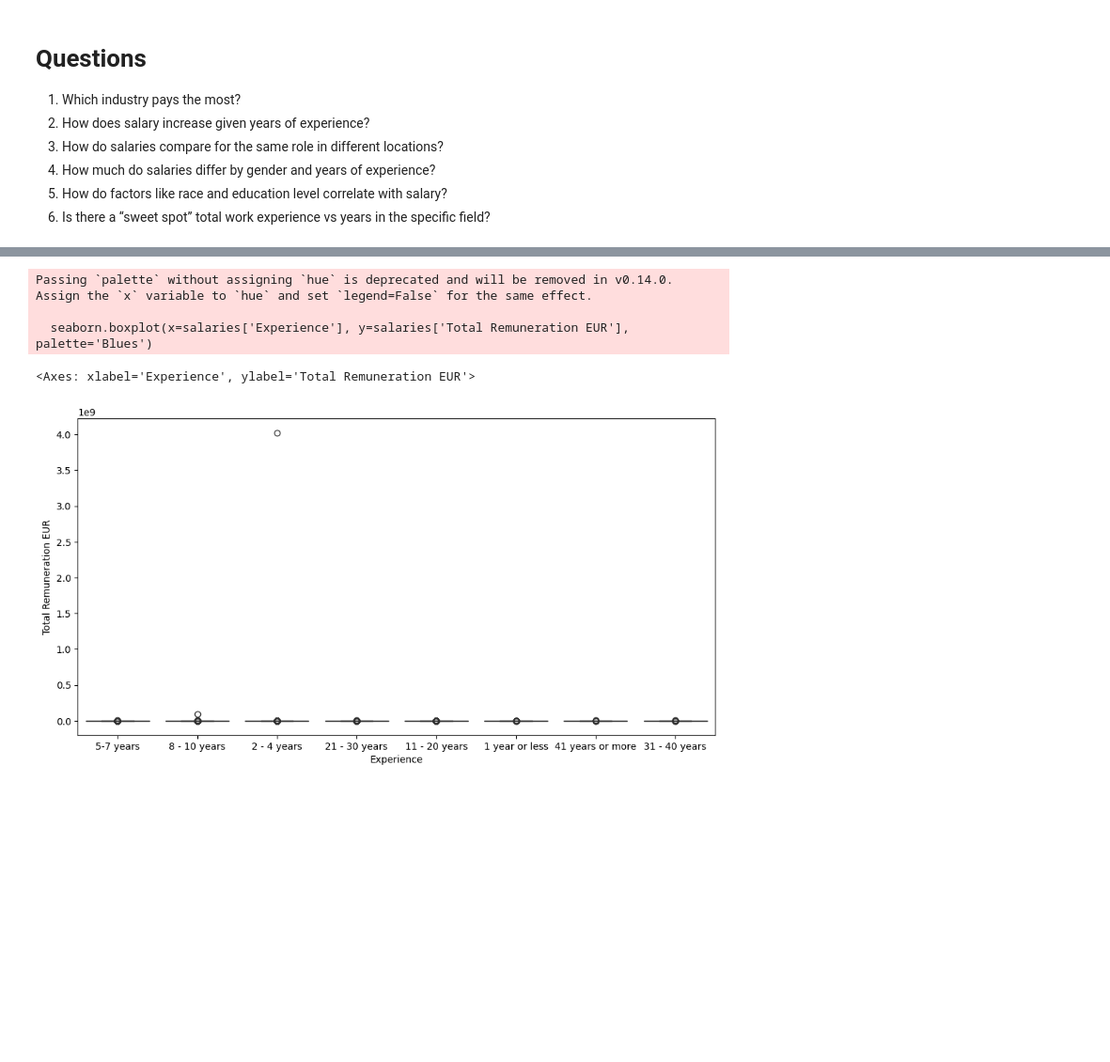
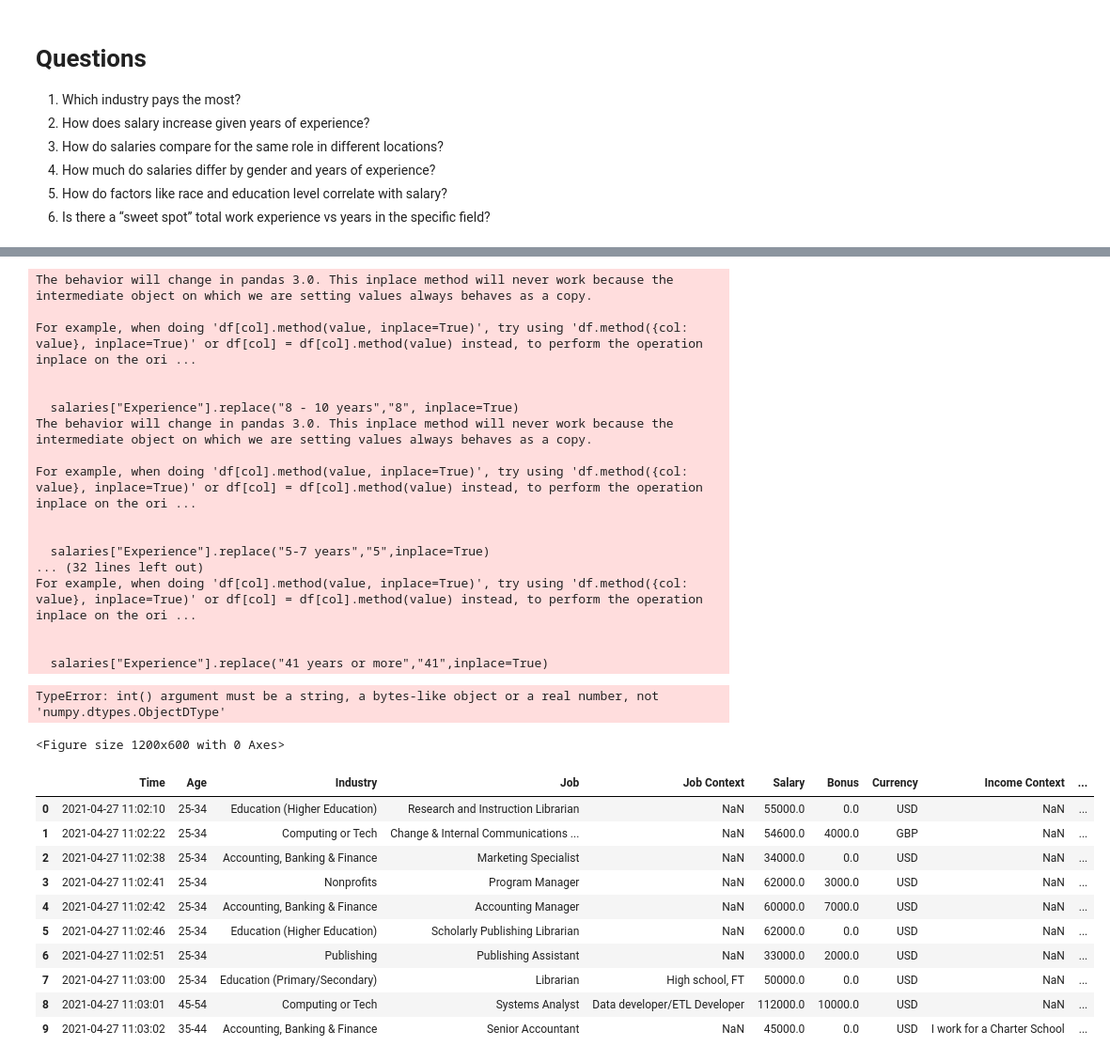
Before and after one commit to Jaddevvv/final_project, a Jupyter notebook: Exercise 99 - Exam - Salaries.ipynb, the cells around one changed output, grey strips where cells are left out. Shown at 94% size. Cells and saved outputs as stored; diff of their text form; code cells hidden in the pictures; blank space fills up the shorter version.

```diff
--- a/Exercise 99 - Exam - Salaries.ipynb
+++ b/Exercise 99 - Exam - Salaries.ipynb
@@ -501,10 +524,48 @@ print(list_pay_industry.sort_values(by="Total Remuneration EUR", ascending= Fals
 # %%
 import seaborn
+
 plt.figure(figsize=(12, 6))
-seaborn.boxplot(x=salaries['Experience'], y=salaries['Total Remuneration EUR'], palette='Blues')
+salaries["Experience"].replace("8 - 10 years","8", inplace=True)
+salaries["Experience"].replace("5-7 years","5",inplace=True)
+salaries["Experience"].replace("11 - 20 years","11",inplace=True)
+salaries["Experience"].replace("21 - 30 years","21",inplace=True)
+salaries["Experience"].replace("1 year or less", "1",inplace=True)
+salaries["Experience"].replace("2 - 4 years","2",inplace=True)
+salaries["Experience"].replace("31 - 40 years","31",inplace=True)
+salaries["Experience"].replace("41 years or more","41",inplace=True)
+salaries["Experience"]= salaries["Experience"].astype(int)
+# seaborn.boxplot(x=salaries["Experience"], y=salaries['Total Remuneration EUR'], palette='Blues')
 # %% [output]
-Passing `palette` without assigning `hue` is deprecated and will be removed in v0.14.0. Assign the `x` variable to `hue` and set `legend=False` for the same effect.
+The behavior will change in pandas 3.0. This inplace method will never work because the intermediate object on which we are setting values always behaves as a copy.
 
-  seaborn.boxplot(x=salaries['Experience'], y=salaries['Total Remuneration EUR'], palette='Blues')
+For example, when doing 'df[col].method(value, inplace=True)', try using 'df.method({col: value}, inplace=True)' or df[col] = df[col].method(value) instead, to perform the operation inplace on the ori ...
+
+
+  salaries["Experience"].replace("8 - 10 years","8", inplace=True)
+The behavior will change in pandas 3.0. This inplace method will never work because the intermediate object on which we are setting values always behaves as a copy.
+
+For example, when doing 'df[col].method(value, inplace=True)', try using 'df.method({col: value}, inplace=True)' or df[col] = df[col].method(value) instead, to perform the operation inplace on the ori ...
+
+
+  salaries["Experience"].replace("5-7 years","5",inplace=True)
+... (32 lines left out)
+For example, when doing 'df[col].method(value, inplace=True)', try using 'df.method({col: value}, inplace=True)' or df[col] = df[col].method(value) instead, to perform the operation inplace on the ori ...
+
+
+  salaries["Experience"].replace("41 years or more","41",inplace=True)
-<Axes: xlabel='Experience', ylabel='Total Remuneration EUR'>
+TypeError: int() argument must be a string, a bytes-like object or a real number, not 'numpy.dtypes.ObjectDType'
-[figure, removed]
+<Figure size 1200x600 with 0 Axes>
+# %%
+salaries.head(10)
+# %% [output]
+|  | Time | Age | Industry | Job | Job Context | Salary | Bonus | Currency | Income Context | ... |
+| 0 | 2021-04-27 11:02:10 | 25-34 | Education (Higher Education) | Research and Instruction Librarian | NaN | 55000.0 | 0.0 | USD | NaN | ... |
+| 1 | 2021-04-27 11:02:22 | 25-34 | Computing or Tech | Change & Internal Communications ... | NaN | 54600.0 | 4000.0 | GBP | NaN | ... |
+| 2 | 2021-04-27 11:02:38 | 25-34 | Accounting, Banking & Finance | Marketing Specialist | NaN | 34000.0 | 0.0 | USD | NaN | ... |
+| 3 | 2021-04-27 11:02:41 | 25-34 | Nonprofits | Program Manager | NaN | 62000.0 | 3000.0 | USD | NaN | ... |
+| 4 | 2021-04-27 11:02:42 | 25-34 | Accounting, Banking & Finance | Accounting Manager | NaN | 60000.0 | 7000.0 | USD | NaN | ... |
+| 5 | 2021-04-27 11:02:46 | 25-34 | Education (Higher Education) | Scholarly Publishing Librarian | NaN | 62000.0 | 0.0 | USD | NaN | ... |
+| 6 | 2021-04-27 11:02:51 | 25-34 | Publishing | Publishing Assistant | NaN | 33000.0 | 2000.0 | USD | NaN | ... |
+| 7 | 2021-04-27 11:03:00 | 25-34 | Education (Primary/Secondary) | Librarian | High school, FT | 50000.0 | 0.0 | USD | NaN | ... |
+| 8 | 2021-04-27 11:03:01 | 45-54 | Computing or Tech | Systems Analyst | Data developer/ETL Developer | 112000.0 | 10000.0 | USD | NaN | ... |
+| 9 | 2021-04-27 11:03:02 | 35-44 | Accounting, Banking & Finance | Senior Accountant | NaN | 45000.0 | 0.0 | USD | I work for a Charter School | ... |
```
Also changed, not shown: parts of 10 cells of this notebook.
